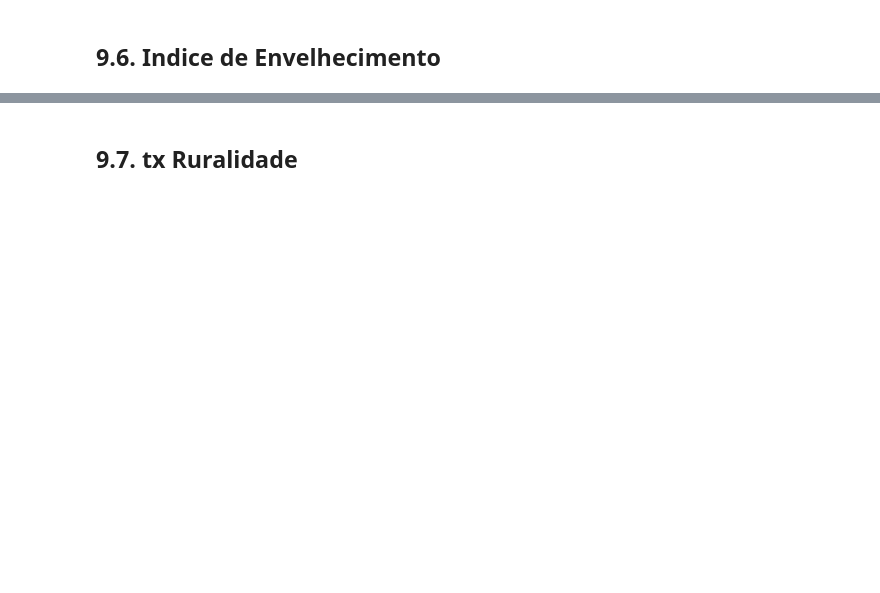
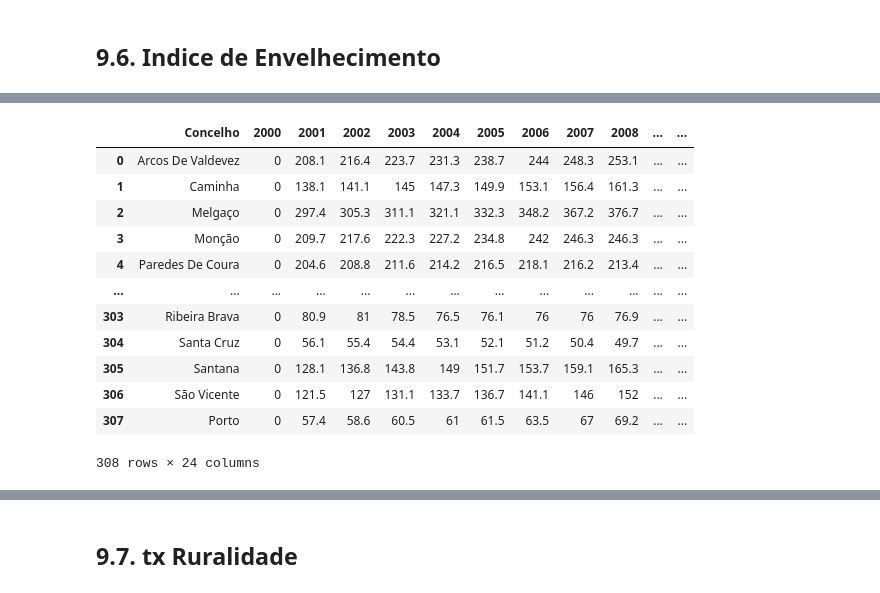
Before and after one commit to Vullkano/pfacd, a Jupyter notebook: rascunhos/freitas/4.JuntarDados.ipynb, the cells around one changed output, grey strips where cells are left out. Cells and saved outputs as stored; diff of their text form; code cells hidden in the pictures; blank space fills up the shorter version.

```diff
--- a/rascunhos/freitas/4.JuntarDados.ipynb
+++ b/rascunhos/freitas/4.JuntarDados.ipynb
@@ -679,22 +890,2 @@ See the caveats in the documentation: https://pandas.pydata.org/pandas-docs/stab
 # %% [markdown]
 ### 9.5.3. Terciário
-# %%
-for index, row in Quebras.iterrows():
-    # Obtendo o ano da linha atual de 'Quebras'
-    ano_quebras = row['Ano']
-
-    # Obtendo os anos disponíveis na tabela 'WorkT'
-    anos_WorkT = [str(col) for col in WorkT.columns[1:]]  # Convertendo os anos para strings
-
-    # Verificando se o ano de 2021 está presente
-    if '2021' in anos_WorkT:
-        # Encontrando o ano mais próximo na tabela 'WorkT'
-        ano_proximo = min(anos_WorkT, key=lambda x: abs(int(x) - ano_quebras))
-
-        # Obtendo o valor da coluna correspondente ao ano mais próximo
-        valor = WorkT[int(ano_proximo)].values[0]
-
-    # Atualizando a linha 'Quebras' com o valor obtido
-    Quebras.at[index, 'Setor Terciário'] = valor
-
-Quebras
@@ -721,0 +951,36 @@ See the caveats in the documentation: https://pandas.pydata.org/pandas-docs/stab
+# %%
+from fuzzywuzzy import process
+
+# Lista de concelhos do DataFrame 'Velho'
+concelhos_velho = Velho['Concelho'].unique()
+
+# Lista de concelhos da base de dados 'Quebras'
+concelhos_quebras = Quebras['Concelho'].unique()
+
+# Função para encontrar a correspondência fuzzy entre os concelhos
+def encontrar_correspondencia(concelho_velho, concelhos_quebras):
+    melhor_correspondencia, pontuacao = process.extractOne(concelho_velho, concelhos_quebras)
+    return melhor_correspondencia, pontuacao
+
+# Criar um dicionário de mapeamento de correspondências fuzzy
+mapeamento_correspondencias = {}
+
+# Iterar sobre os concelhos do DataFrame 'Velho' e encontrar correspondências na base de dados 'Quebras'
+for concelho_velho in concelhos_velho:
+    # Encontrar a correspondência na base de dados 'Quebras'
+    correspondencia_atual, pontuacao = encontrar_correspondencia(concelho_velho, concelhos_quebras)
+
+    # Adicionar a correspondência ao dicionário de mapeamento
+    mapeamento_correspondencias[concelho_velho] = (correspondencia_atual, pontuacao)
+
+# Atualizar o DataFrame 'Velho' com as correspondências encontradas
+for concelho_velho, (correspondencia_atual, pontuacao) in mapeamento_correspondencias.items():
+    if pontuacao >= 90:
+        Velho.loc[Velho['Concelho'] == concelho_velho, 'Concelho'] = correspondencia_atual
+
+        # Exibir a correspondência e a pontuação de similaridade
+        print(f"Correspondência de '{concelho_velho}' para -> {correspondencia_atual} (Pontuação: {pontuacao})")
+
+# Resultado final
+Velho
+# %% [output]
@@ -722,3 +1004,16 @@ See the caveats in the documentation: https://pandas.pydata.org/pandas-docs/stab
+|  | Concelho | 2000 | 2001 | 2002 | 2003 | 2004 | 2005 | 2006 | 2007 | 2008 | ... | ... |
+| 0 | Arcos De Valdevez | 0 | 208.1 | 216.4 | 223.7 | 231.3 | 238.7 | 244 | 248.3 | 253.1 | ... | ... |
+| 1 | Caminha | 0 | 138.1 | 141.1 | 145 | 147.3 | 149.9 | 153.1 | 156.4 | 161.3 | ... | ... |
+| 2 | Melgaço | 0 | 297.4 | 305.3 | 311.1 | 321.1 | 332.3 | 348.2 | 367.2 | 376.7 | ... | ... |
+| 3 | Monção | 0 | 209.7 | 217.6 | 222.3 | 227.2 | 234.8 | 242 | 246.3 | 246.3 | ... | ... |
+| 4 | Paredes De Coura | 0 | 204.6 | 208.8 | 211.6 | 214.2 | 216.5 | 218.1 | 216.2 | 213.4 | ... | ... |
+| ... | ... | ... | ... | ... | ... | ... | ... | ... | ... | ... | ... | ... |
+| 303 | Ribeira Brava | 0 | 80.9 | 81 | 78.5 | 76.5 | 76.1 | 76 | 76 | 76.9 | ... | ... |
+| 304 | Santa Cruz | 0 | 56.1 | 55.4 | 54.4 | 53.1 | 52.1 | 51.2 | 50.4 | 49.7 | ... | ... |
+| 305 | Santana | 0 | 128.1 | 136.8 | 143.8 | 149 | 151.7 | 153.7 | 159.1 | 165.3 | ... | ... |
+| 306 | São Vicente | 0 | 121.5 | 127 | 131.1 | 133.7 | 136.7 | 141.1 | 146 | 152 | ... | ... |
+| 307 | Porto | 0 | 57.4 | 58.6 | 60.5 | 61 | 61.5 | 63.5 | 67 | 69.2 | ... | ... |
+308 rows × 24 columns
 # %%
 for index, row in Quebras.iterrows():
     # Obtendo o ano e o concelho da linha atual
```
Also changed, not shown: parts of 52 cells of this notebook, 1 other file.
